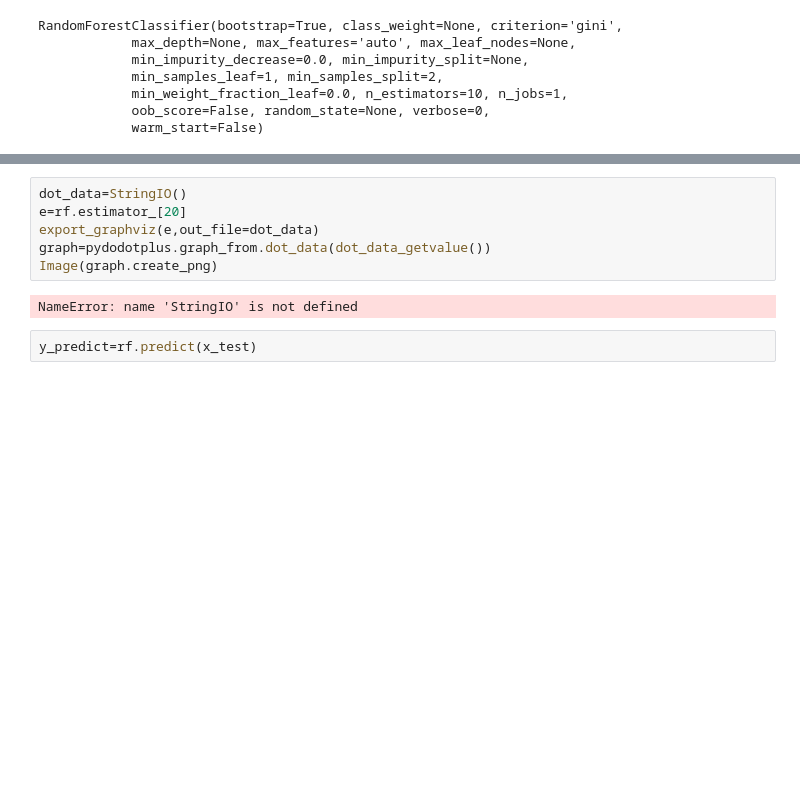
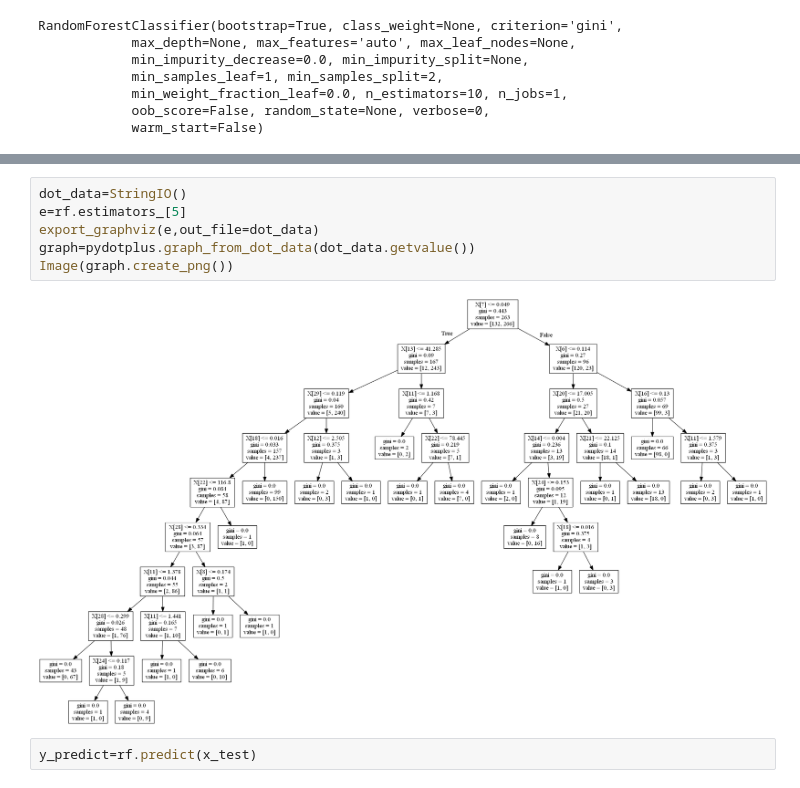
Before and after one commit to Ahmad-Noor/ISSR-CS602-Machine-Learning, a Jupyter notebook: Lab 7/Lab 7.ipynb, the cells around one changed output, grey strips where cells are left out. Drawn from its saved outputs; the diff is of its cells as text; blank space fills up the shorter version.

```diff
--- a/Lab 7/Lab 7.ipynb
+++ b/Lab 7/Lab 7.ipynb
@@ -51,11 +57,11 @@ ModuleNotFoundError: No module named 'pydotplus'
 # %%
 dot_data=StringIO()
-e=rf.estimator_[20]
+e=rf.estimators_[5]
 export_graphviz(e,out_file=dot_data)
-graph=pydodotplus.graph_from.dot_data(dot_data_getvalue())
-Image(graph.create_png)
+graph=pydotplus.graph_from_dot_data(dot_data.getvalue())
+Image(graph.create_png())
 # %% [output]
-NameError: name 'StringIO' is not defined
+[figure, added]
 # %%
 y_predict=rf.predict(x_test)
 # %%
```
Also changed, not shown: parts of 3 cells of this notebook.
